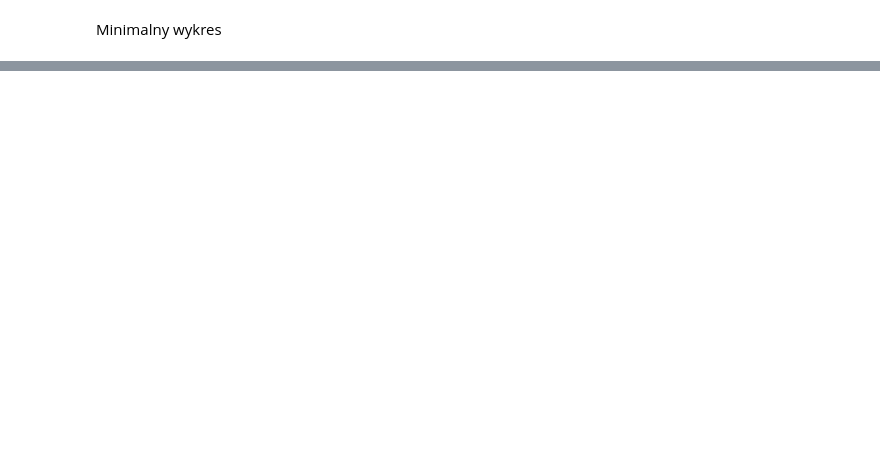
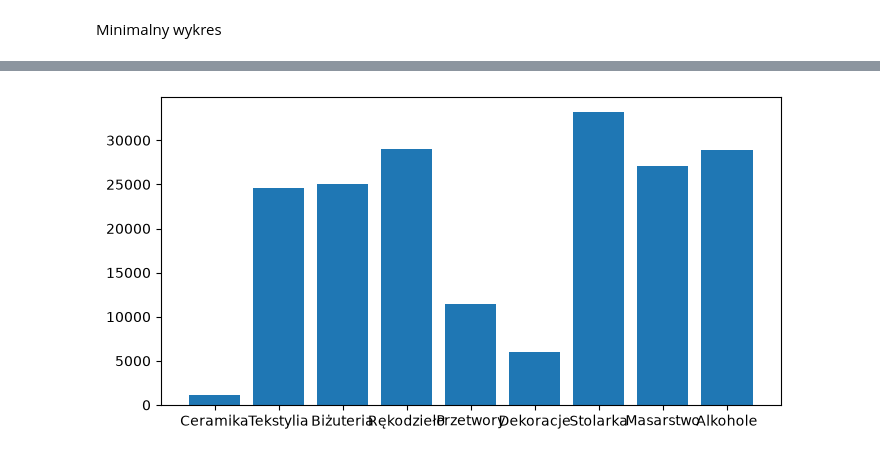
Before and after one commit to aleksanderpasternak/DataVisualization, a Jupyter notebook: 01-bar.ipynb, the cells around one changed output, grey strips where cells are left out. Drawn from its saved outputs; the diff is of its cells as text; code cells hidden in the pictures; blank space fills up the shorter version.

```diff
--- a/01-bar.ipynb
+++ b/01-bar.ipynb
@@ -128,0 +127,6 @@ plt.show()
+# %%
+plt.figure(figsize=(8, 4))
+plt.bar(categories, heights)
+plt.show()
+# %% [output]
+[figure, added]
```
Also changed, not shown: parts of 39 cells of this notebook.
